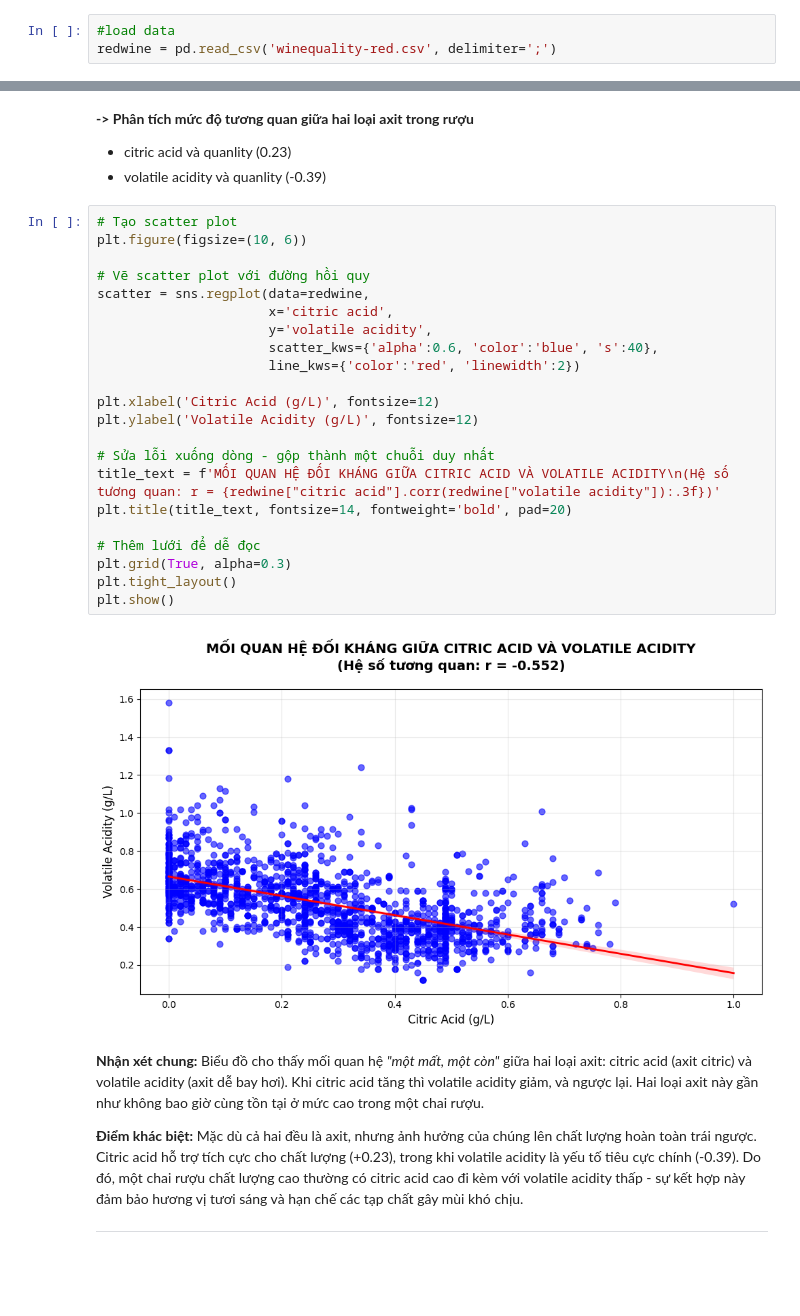
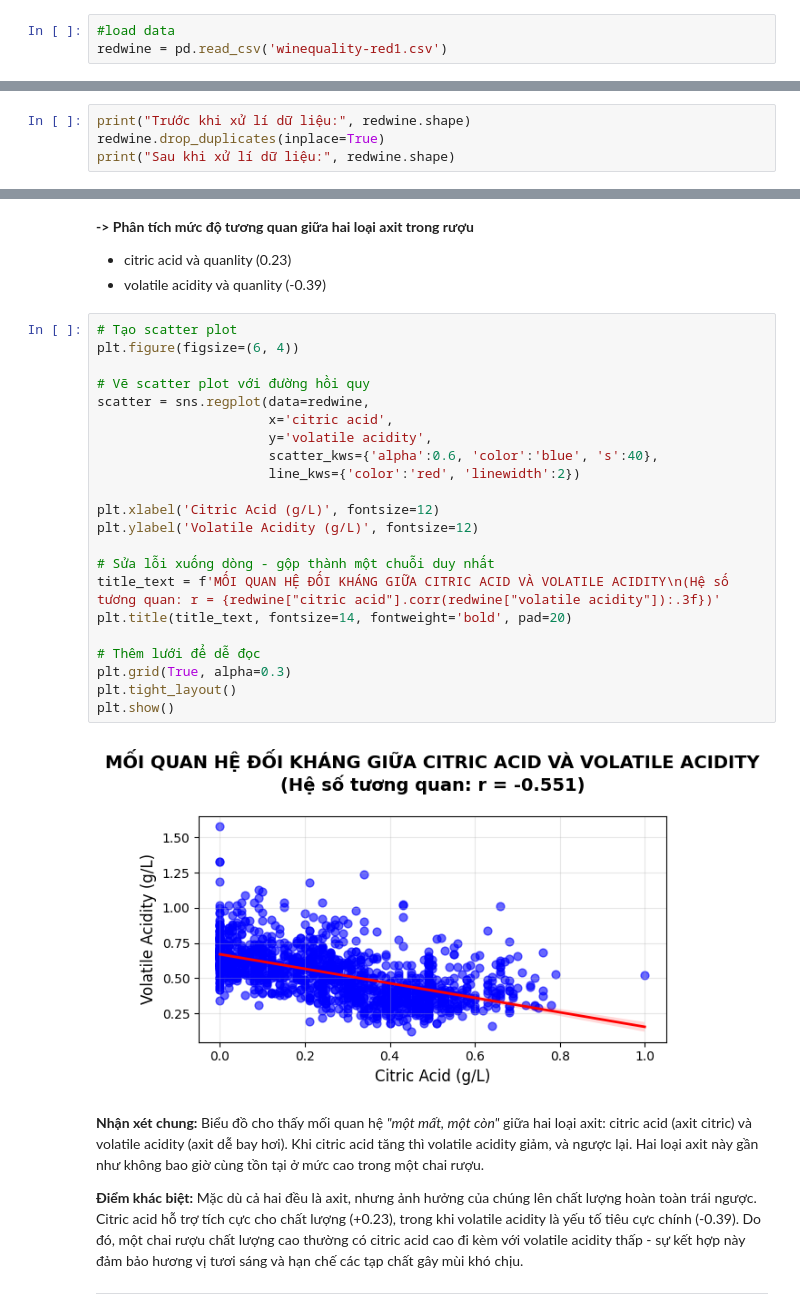
Before and after one commit to mihhwiNick/DA_project, a Jupyter notebook: EDA_Ruou_Do.ipynb, the cells around one changed output, grey strips where cells are left out. Drawn from its saved outputs; the diff is of its cells as text; blank space fills up the shorter version.

```diff
--- a/EDA_Ruou_Do.ipynb
+++ b/EDA_Ruou_Do.ipynb
@@ -43,7 +62,7 @@ print(colored("\n THE REQUIRED LIBRARIES WERE SUCCESFULLY IMPORTED...", "green")
 ### **2.2.Nạp dữ liệu**
 # %%
 #load data
-redwine = pd.read_csv('winequality-red.csv', delimiter=';')
+redwine = pd.read_csv('winequality-red1.csv')
 # %% [markdown]
 ## **3.Mô tả thống kê**
 # %% [markdown]
@@ -60,0 +198,4 @@ redwine = pd.read_csv('winequality-red.csv', delimiter=';')
+# %%
+print("Trước khi xử lí dữ liệu:", redwine.shape)
+redwine.drop_duplicates(inplace=True)
+print("Sau khi xử lí dữ liệu:", redwine.shape)
@@ -412,28 +556,28 @@ plt.show()
   + volatile acidity và quanlity (-0.39)
 # %%
 # Tạo scatter plot
-plt.figure(figsize=(10, 6))
+plt.figure(figsize=(6, 4))
 
 # Vẽ scatter plot với đường hồi quy
 scatter = sns.regplot(data=redwine,
                       x='citric acid',
                       y='volatile acidity',
                       scatter_kws={'alpha':0.6, 'color':'blue', 's':40},
                       line_kws={'color':'red', 'linewidth':2})
 
 plt.xlabel('Citric Acid (g/L)', fontsize=12)
 plt.ylabel('Volatile Acidity (g/L)', fontsize=12)
 
 # Sửa lỗi xuống dòng - gộp thành một chuỗi duy nhất
 title_text = f'MỐI QUAN HỆ ĐỐI KHÁNG GIỮA CITRIC ACID VÀ VOLATILE ACIDITY\n(Hệ số tương quan: r = {redwine["citric acid"].corr(redwine["volatile acidity"]):.3f})'
 plt.title(title_text, fontsize=14, fontweight='bold', pad=20)
 
 # Thêm lưới để dễ đọc
 plt.grid(True, alpha=0.3)
 plt.tight_layout()
 plt.show()
 # %% [output]
-[figure, old version]
+[figure, new version]
 # %% [markdown]
 **Nhận xét chung:** Biểu đồ cho thấy mối quan hệ *"một mất, một còn"* giữa hai loại axit: citric acid (axit citric) và volatile acidity (axit dễ bay hơi). Khi citric acid tăng thì volatile acidity giảm, và ngược lại. Hai loại axit này gần như không bao giờ cùng tồn tại ở mức cao trong một chai rượu.
 
```
Also changed, not shown: parts of 21 cells of this notebook.
